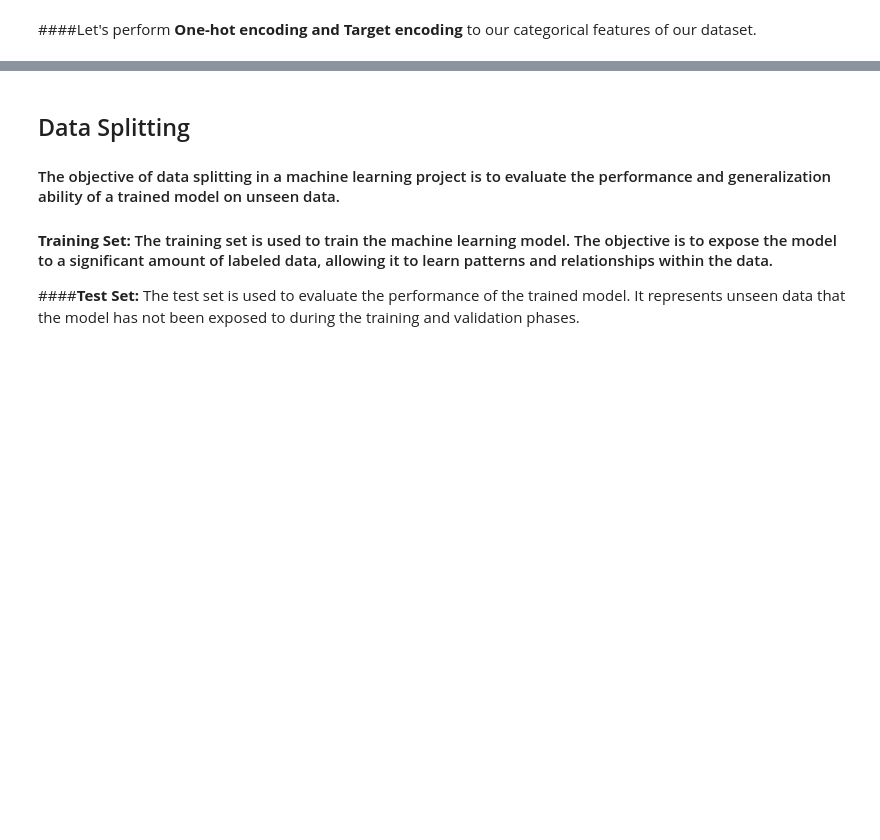
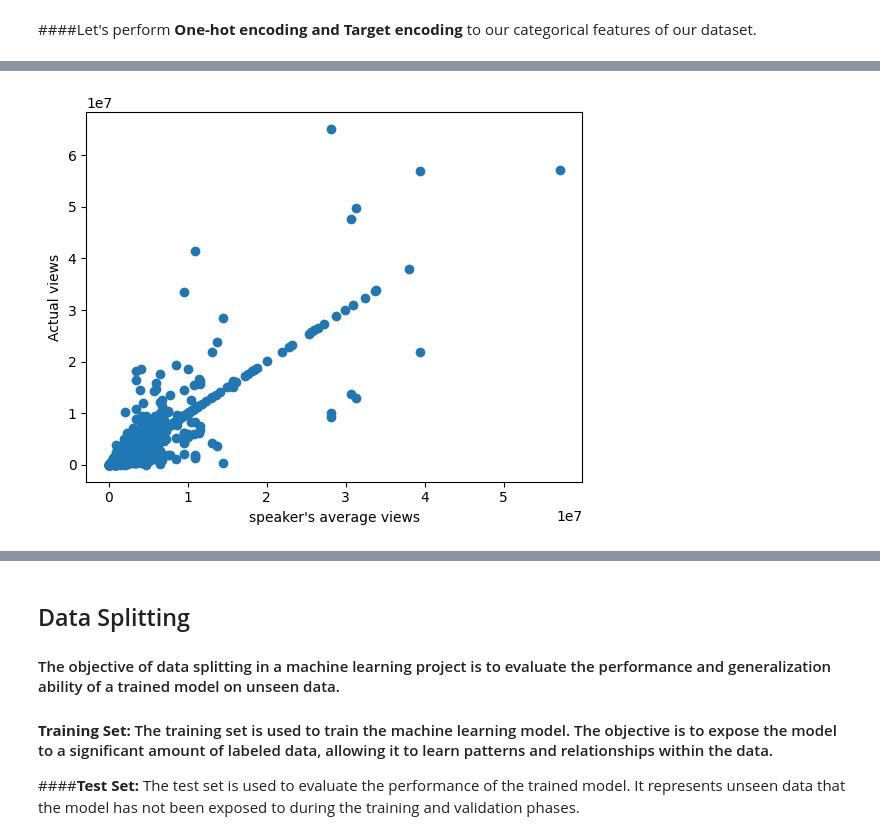
Before and after one commit to Mohamed-Harish-M-123/Capstone-Project-II, a Jupyter notebook: TED_Talks_views_prediction.ipynb, the cells around one changed output, grey strips where cells are left out. Cells and saved outputs as stored; diff of their text form; code cells hidden in the pictures; blank space fills up the shorter version.

```diff
--- a/TED_Talks_views_prediction.ipynb
+++ b/TED_Talks_views_prediction.ipynb
@@ -551,3 +553,12 @@ ted_talks_dataframe.head(1)
+# %%
+# Let see the distribution of the avg_speaker_views with the actual views.
+# And here we can see some linear relation between these variables.
+plt.scatter(ted_talks_dataframe['speaker_avg_views'], ted_talks_dataframe['views'])
+plt.xlabel("speaker's average views")
+plt.ylabel("Actual views")
+plt.show()
+# %% [output]
+[figure, added]
 # %%
 # Encode the 'published_day' and 'published_month' cloumns using one-hot encoder
 
```
Also changed, not shown: parts of 15 cells of this notebook.
